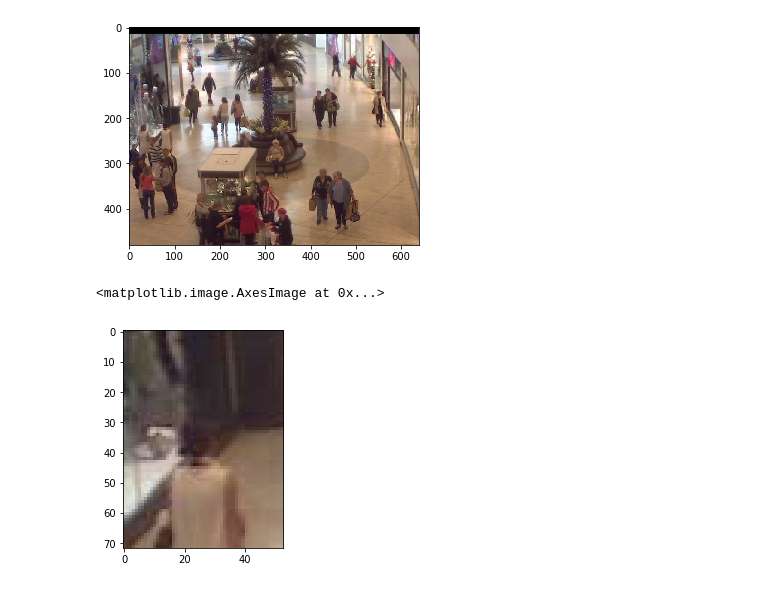
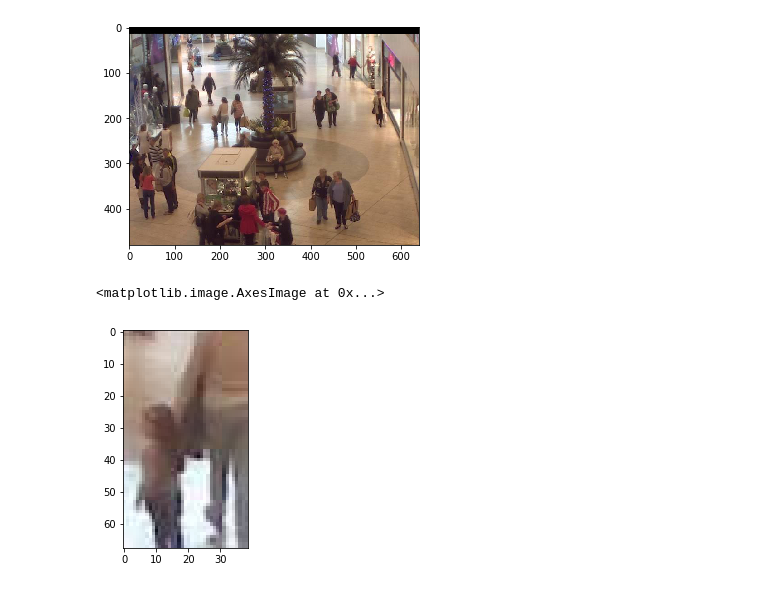
Before and after one commit to KarineMellata/ECSE415_FinalProject, a Jupyter notebook: Part2.ipynb, the cells around one changed output. Cells and saved outputs as stored; diff of their text form; code cells hidden in the pictures.

```diff
--- a/Part2.ipynb
+++ b/Part2.ipynb
@@ -56,7 +56,7 @@ for b in people_boxes:
     cropped_img = img[y:y+h,x:x+w]
     list_boxes.append(cropped_img)
 # %%
-plt.imshow(list_boxes[2])
+plt.imshow(list_boxes[4])
 # %% [output]
 <matplotlib.image.AxesImage at 0x...>
-[figure, old version]
+[figure, new version]
```
